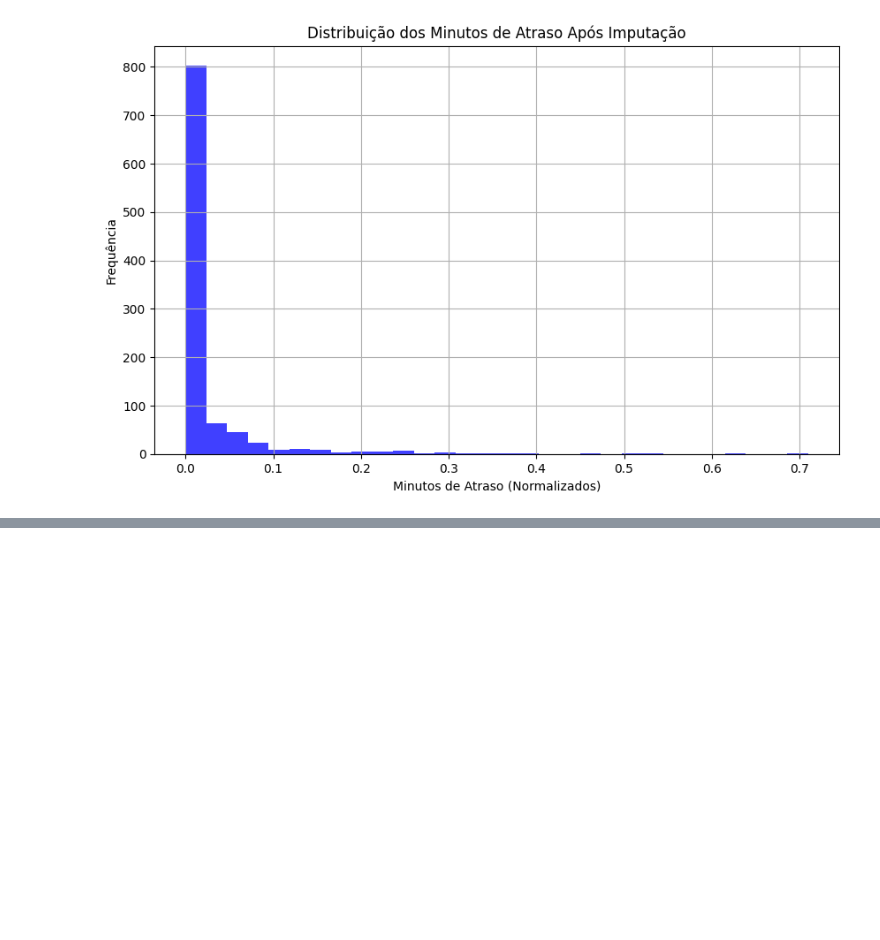
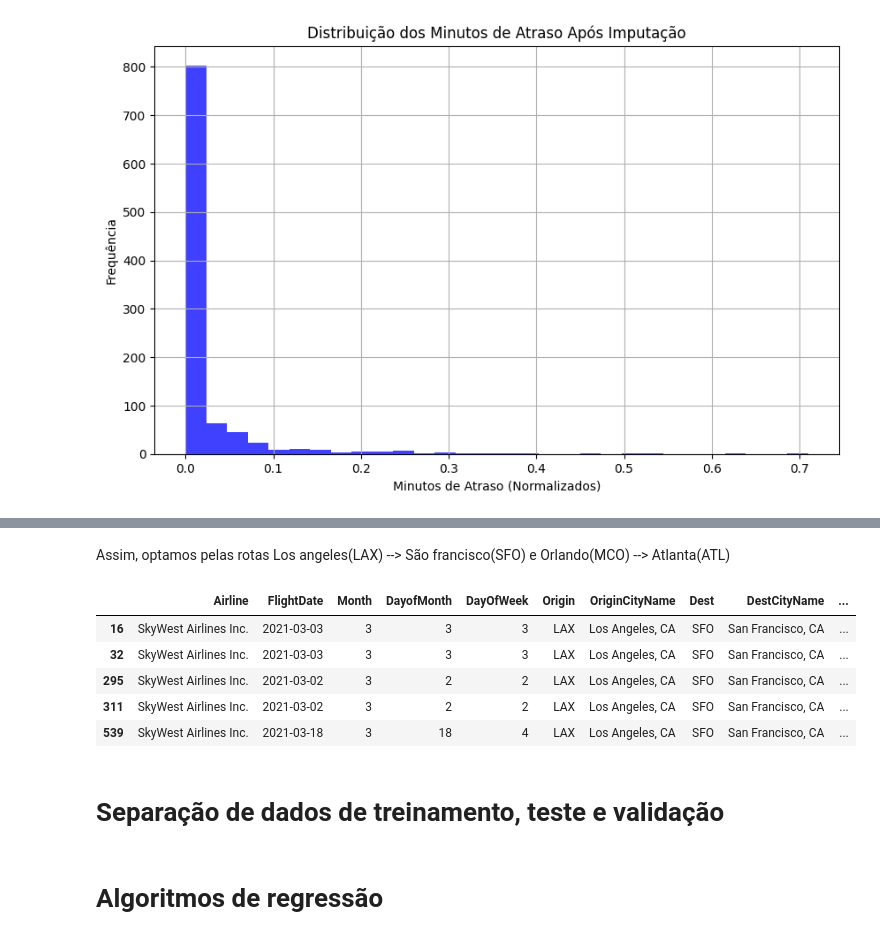
Before and after one commit to RodrigoBarbosaa/Flight_Delay_Prediction, a Jupyter notebook: voos.ipynb, the cells around one changed output, grey strips where cells are left out. Saved outputs shown, nothing was run; the diff lists cells and outputs as text; code cells hidden in the pictures; blank space fills up the shorter version.

```diff
--- a/voos.ipynb
+++ b/voos.ipynb
@@ -661,0 +693,16 @@ plt.show()
+# %% [markdown]
+Assim, optamos pelas rotas Los angeles(LAX) --> São francisco(SFO) e Orlando(MCO) --> Atlanta(ATL)
+# %%
+df_selected_routes = df_voos_realizados[
+    ((df_voos_realizados['Origin'] == 'LAX') & (df_voos_realizados['Dest'] == 'SFO')) |
+    ((df_voos_realizados['Origin'] == 'MCO') & (df_voos_realizados['Dest'] == 'ATL'))
+]
+# %%
+df_selected_routes.head(5)
+# %% [output]
+|  | Airline | FlightDate | Month | DayofMonth | DayOfWeek | Origin | OriginCityName | Dest | DestCityName | ... |
+| 16 | SkyWest Airlines Inc. | 2021-03-03 | 3 | 3 | 3 | LAX | Los Angeles, CA | SFO | San Francisco, CA | ... |
+| 32 | SkyWest Airlines Inc. | 2021-03-03 | 3 | 3 | 3 | LAX | Los Angeles, CA | SFO | San Francisco, CA | ... |
+| 295 | SkyWest Airlines Inc. | 2021-03-02 | 3 | 2 | 2 | LAX | Los Angeles, CA | SFO | San Francisco, CA | ... |
+| 311 | SkyWest Airlines Inc. | 2021-03-02 | 3 | 2 | 2 | LAX | Los Angeles, CA | SFO | San Francisco, CA | ... |
+| 539 | SkyWest Airlines Inc. | 2021-03-18 | 3 | 18 | 4 | LAX | Los Angeles, CA | SFO | San Francisco, CA | ... |
@@ -661,0 +711,2 @@ plt.show()
+# %% [markdown]
+# Separação de dados de treinamento, teste e validação
@@ -661,0 +721,2 @@ plt.show()
+# %% [markdown]
+# Algoritmos de regressão
```
Also changed, not shown: parts of 10 cells of this notebook.
